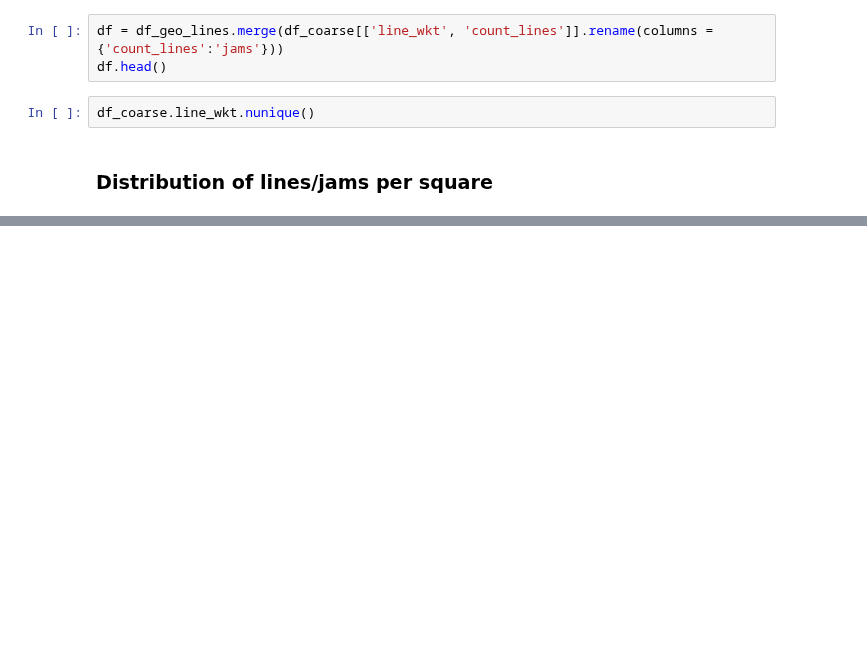
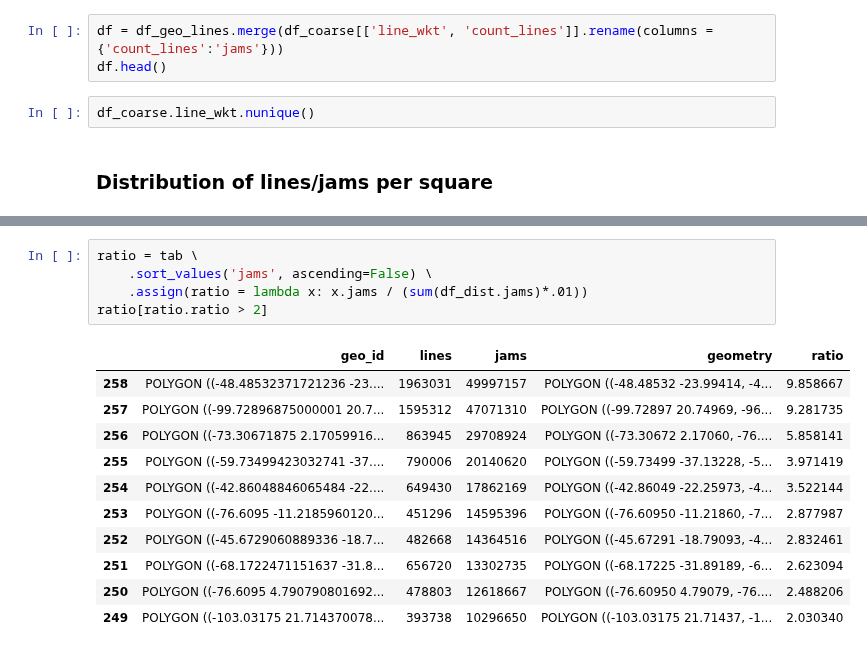
Before and after one commit to EL-BID/IDB-IDB-Invest-Coronavirus-Impact-Dashboard, a Jupyter notebook: notebooks/katana_bounds.ipynb, the cells around one changed output, grey strips where cells are left out. Saved outputs shown, nothing was run; the diff lists cells and outputs as text; blank space fills up the shorter version.

```diff
--- a/notebooks/katana_bounds.ipynb
+++ b/notebooks/katana_bounds.ipynb
@@ -435,0 +467,17 @@ for _, r in df.iterrows():
+# %%
+ratio = tab \
+    .sort_values('jams', ascending=False) \
+    .assign(ratio = lambda x: x.jams / (sum(df_dist.jams)*.01))
+ratio[ratio.ratio > 2]
+# %% [output]
+|  | geo_id | lines | jams | geometry | ratio |
+| 258 | POLYGON ((-48.48532371721236 -23.... | 1963031 | 49997157 | POLYGON ((-48.48532 -23.99414, -4... | 9.858667 |
+| 257 | POLYGON ((-99.72896875000001 20.7... | 1595312 | 47071310 | POLYGON ((-99.72897 20.74969, -96... | 9.281735 |
+| 256 | POLYGON ((-73.30671875 2.17059916... | 863945 | 29708924 | POLYGON ((-73.30672 2.17060, -76.... | 5.858141 |
+| 255 | POLYGON ((-59.73499423032741 -37.... | 790006 | 20140620 | POLYGON ((-59.73499 -37.13228, -5... | 3.971419 |
+| 254 | POLYGON ((-42.86048846065484 -22.... | 649430 | 17862169 | POLYGON ((-42.86049 -22.25973, -4... | 3.522144 |
+| 253 | POLYGON ((-76.6095 -11.2185960120... | 451296 | 14595396 | POLYGON ((-76.60950 -11.21860, -7... | 2.877987 |
+| 252 | POLYGON ((-45.6729060889336 -18.7... | 482668 | 14364516 | POLYGON ((-45.67291 -18.79093, -4... | 2.832461 |
+| 251 | POLYGON ((-68.1722471151637 -31.8... | 656720 | 13302735 | POLYGON ((-68.17225 -31.89189, -6... | 2.623094 |
+| 250 | POLYGON ((-76.6095 4.790790801692... | 478803 | 12618667 | POLYGON ((-76.60950 4.79079, -76.... | 2.488206 |
+| 249 | POLYGON ((-103.03175 21.714370078... | 393738 | 10296650 | POLYGON ((-103.03175 21.71437, -1... | 2.030340 |
```
Also changed, not shown: parts of 24 cells of this notebook, 5 other files.
